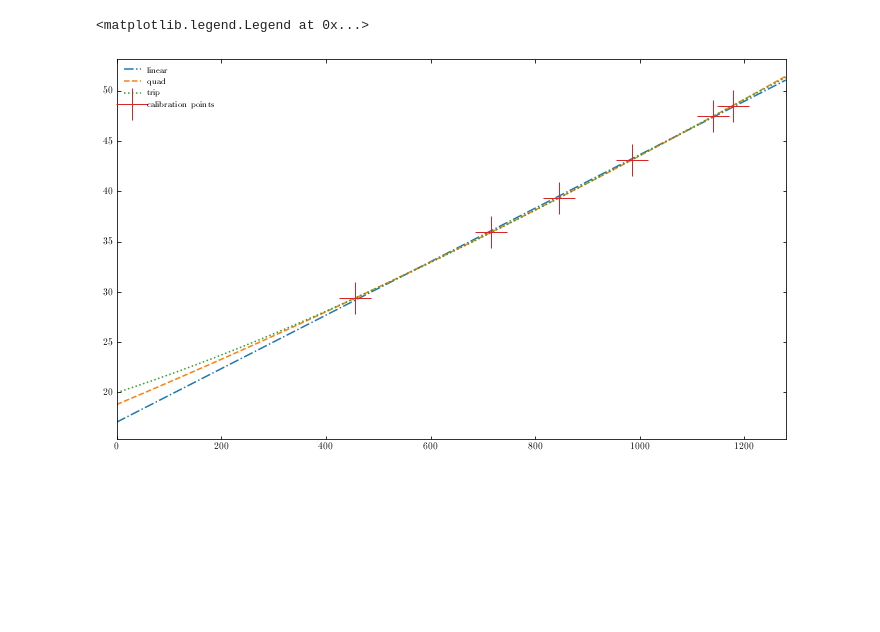
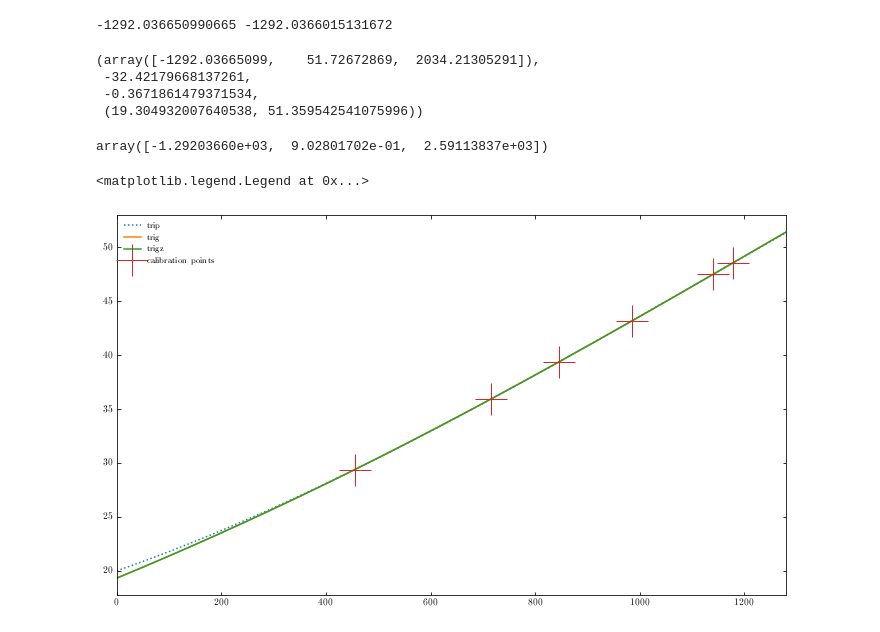
Before and after one commit to zpreisler/pyMaXRDXRF, a Jupyter notebook: calibration.ipynb, the cells around one changed output. Drawn from its saved outputs; the diff is of its cells as text; code cells hidden in the pictures; blank space fills up the shorter version.

```diff
--- a/calibration.ipynb
+++ b/calibration.ipynb
@@ -13,0 +39,7 @@ def fce_trip(x,a,b,c,d):
+# %%
+def fce_trig(x,a,b,s):
+    return (arctan((x+a)/s)) * 180 / pi + b
+# %%
+def fce_trigz(x,a,b,z):
+    t = z * sin(b)
+    return (arctan((x+a)/t) + b) * 180 / pi
@@ -18,18 +65,37 @@ x,y = z
 opt_lin,var=curve_fit(fce_linear,x,y)
 opt_quad,var=curve_fit(fce_quad,x,y)
 opt_trip,var=curve_fit(fce_trip,x,y)
+opt_trig,var=curve_fit(fce_trig,x,y)
+opt_trigz,var=curve_fit(fce_trigz,x,y,p0=opt_trig)
+# %%
+a,b,s = opt_trig
+_a,_b,z = opt_trigz
+
+print(a,_a)
+opt_trig,theta0(a,s),thetam(a,s),alpha(a,s,b)
+# %% [output]
+-1292.036650990665 -1292.0366015131672
+(array([-1292.03665099,    51.72672869,  2034.21305291]),
+ -32.42179668137261,
+ -0.3671861479371534,
+ (19.304932007640538, 51.359542541075996))
+# %%
+opt_trigz
+# %% [output]
+array([-1.29203660e+03,  9.02801702e-01,  2.59113837e+03])
 # %%
 _x = arange(0,1280)
 
 figure(figsize=(12,7))
 
-plot(_x,fce_linear(_x,*opt_lin),'-.',label='linear')
-plot(_x,fce_quad(_x,*opt_quad),'--',label='quad')
 plot(_x,fce_trip(_x,*opt_trip),':',label='trip')
+plot(_x,fce_trig(_x,*opt_trig),'-',label='trig')
+plot(_x,fce_trigz(_x,*opt_trigz),'-',label='trigz')
+
 plot(x,y,'+',ms=32,label='calibration points')
 
 xlim(0,1280)
 legend(frameon=False)
 # %% [output]
 <matplotlib.legend.Legend at 0x...>
-[figure, old version]
+[figure, new version]
```
Also changed, not shown: parts of 12 cells of this notebook, 1 other file.
